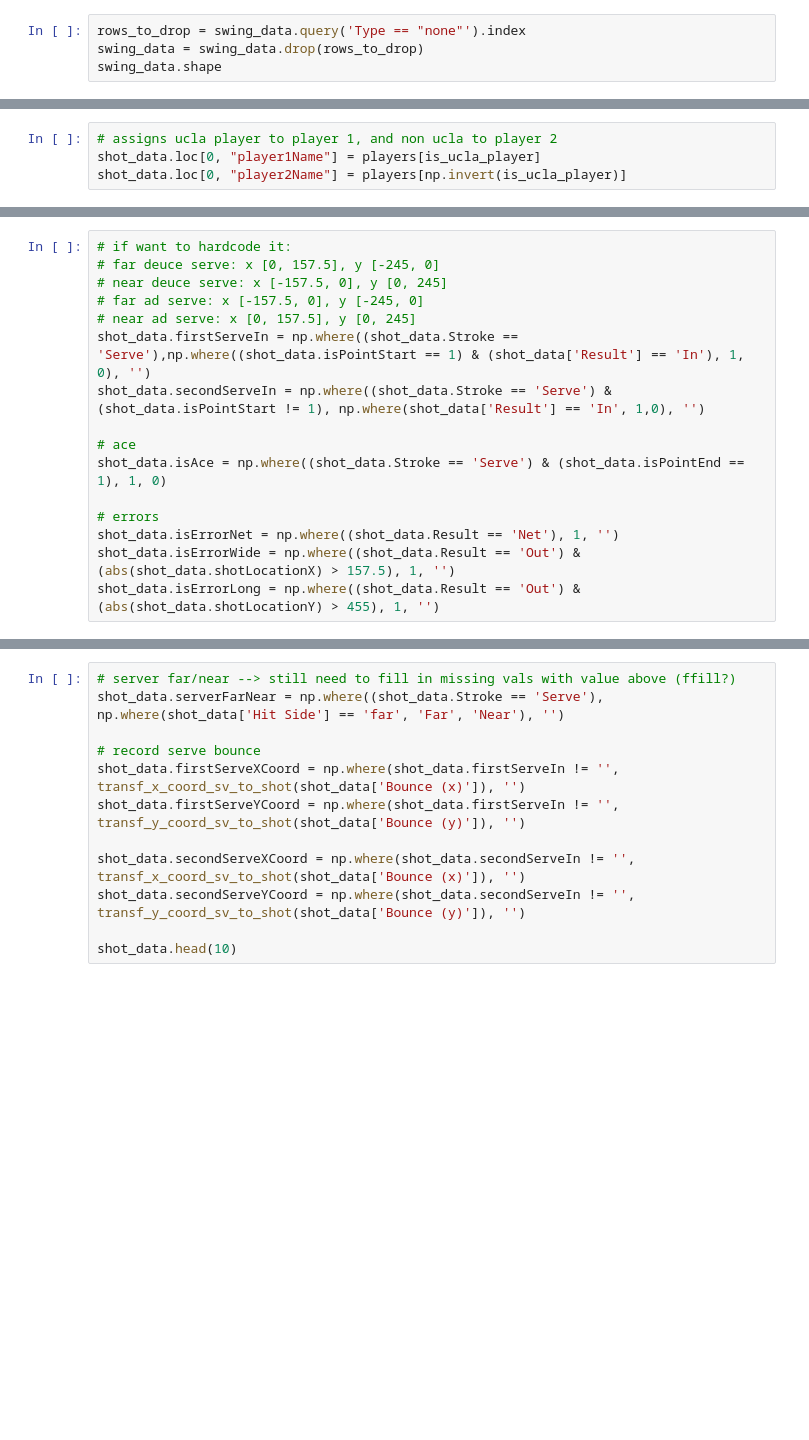
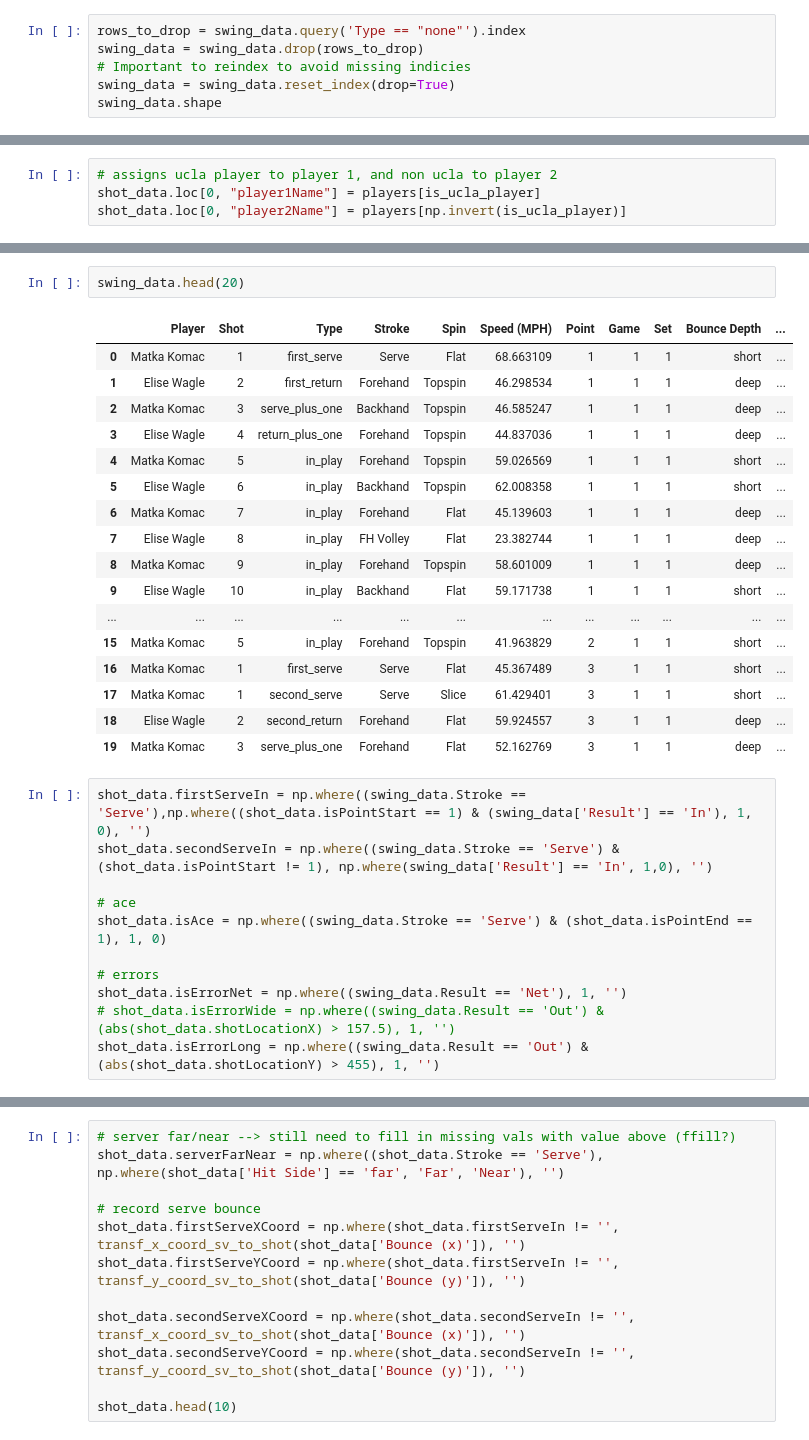
Before and after one commit to cjgimena/UCLA-Tennis-Consulting, a Jupyter notebook: SwingVision/SwingVisionTransformation.ipynb, the cells around one changed output, grey strips where cells are left out. Saved outputs shown, nothing was run; the diff lists cells and outputs as text; blank space fills up the shorter version.

Commit message:
Update Swingvison Notebook
Updated cells until the "Serving Columns" cell
- needs updates afterwards

```diff
--- a/SwingVision/SwingVisionTransformation.ipynb
+++ b/SwingVision/SwingVisionTransformation.ipynb
@@ -147,6 +149,8 @@ swing_data.query('Type == "none"')
 # %%
 rows_to_drop = swing_data.query('Type == "none"').index
 swing_data = swing_data.drop(rows_to_drop)
+# Important to reindex to avoid missing indicies
+swing_data = swing_data.reset_index(drop=True)
 swing_data.shape
 # %% [output]
 (751, 25)
@@ -386,18 +411,33 @@ shot_data.head(10)
+# %%
+swing_data.head(20)
+# %% [output]
+|  | Player | Shot | Type | Stroke | Spin | Speed (MPH) | Point | Game | Set | Bounce Depth | ... |
+| 0 | Matka Komac | 1 | first_serve | Serve | Flat | 68.663109 | 1 | 1 | 1 | short | ... |
+| 1 | Elise Wagle | 2 | first_return | Forehand | Topspin | 46.298534 | 1 | 1 | 1 | deep | ... |
+| 2 | Matka Komac | 3 | serve_plus_one | Backhand | Topspin | 46.585247 | 1 | 1 | 1 | deep | ... |
+| 3 | Elise Wagle | 4 | return_plus_one | Forehand | Topspin | 44.837036 | 1 | 1 | 1 | deep | ... |
+| 4 | Matka Komac | 5 | in_play | Forehand | Topspin | 59.026569 | 1 | 1 | 1 | short | ... |
+| 5 | Elise Wagle | 6 | in_play | Backhand | Topspin | 62.008358 | 1 | 1 | 1 | short | ... |
+| 6 | Matka Komac | 7 | in_play | Forehand | Flat | 45.139603 | 1 | 1 | 1 | deep | ... |
+| 7 | Elise Wagle | 8 | in_play | FH Volley | Flat | 23.382744 | 1 | 1 | 1 | deep | ... |
+| 8 | Matka Komac | 9 | in_play | Forehand | Topspin | 58.601009 | 1 | 1 | 1 | deep | ... |
+| 9 | Elise Wagle | 10 | in_play | Backhand | Flat | 59.171738 | 1 | 1 | 1 | short | ... |
+| ... | ... | ... | ... | ... | ... | ... | ... | ... | ... | ... | ... |
+| 15 | Matka Komac | 5 | in_play | Forehand | Topspin | 41.963829 | 2 | 1 | 1 | short | ... |
+| 16 | Matka Komac | 1 | first_serve | Serve | Flat | 45.367489 | 3 | 1 | 1 | short | ... |
+| 17 | Matka Komac | 1 | second_serve | Serve | Slice | 61.429401 | 3 | 1 | 1 | short | ... |
+| 18 | Elise Wagle | 2 | second_return | Forehand | Flat | 59.924557 | 3 | 1 | 1 | deep | ... |
+| 19 | Matka Komac | 3 | serve_plus_one | Forehand | Flat | 52.162769 | 3 | 1 | 1 | deep | ... |
 # %%
-# if want to hardcode it:
-# far deuce serve: x [0, 157.5], y [-245, 0]
-# near deuce serve: x [-157.5, 0], y [0, 245]
-# far ad serve: x [-157.5, 0], y [-245, 0]
-# near ad serve: x [0, 157.5], y [0, 245]
-shot_data.firstServeIn = np.where((shot_data.Stroke == 'Serve'),np.where((shot_data.isPointStart == 1) & (shot_data['Result'] == 'In'), 1, 0), '')
-shot_data.secondServeIn = np.where((shot_data.Stroke == 'Serve') & (shot_data.isPointStart != 1), np.where(shot_data['Result'] == 'In', 1,0), '')
+shot_data.firstServeIn = np.where((swing_data.Stroke == 'Serve'),np.where((shot_data.isPointStart == 1) & (swing_data['Result'] == 'In'), 1, 0), '')
+shot_data.secondServeIn = np.where((swing_data.Stroke == 'Serve') & (shot_data.isPointStart != 1), np.where(swing_data['Result'] == 'In', 1,0), '')
 
 # ace
-shot_data.isAce = np.where((shot_data.Stroke == 'Serve') & (shot_data.isPointEnd == 1), 1, 0)
+shot_data.isAce = np.where((swing_data.Stroke == 'Serve') & (shot_data.isPointEnd == 1), 1, 0)
 
 # errors
-shot_data.isErrorNet = np.where((shot_data.Result == 'Net'), 1, '')
-shot_data.isErrorWide = np.where((shot_data.Result == 'Out') & (abs(shot_data.shotLocationX) > 157.5), 1, '')
-shot_data.isErrorLong = np.where((shot_data.Result == 'Out') & (abs(shot_data.shotLocationY) > 455), 1, '')
+shot_data.isErrorNet = np.where((swing_data.Result == 'Net'), 1, '')
+# shot_data.isErrorWide = np.where((swing_data.Result == 'Out') & (abs(shot_data.shotLocationX) > 157.5), 1, '')
+shot_data.isErrorLong = np.where((swing_data.Result == 'Out') & (abs(shot_data.shotLocationY) > 455), 1, '')
 # %%
 shot_data.head(10)
```
Also changed, not shown: parts of 26 cells of this notebook, 1 other file.
